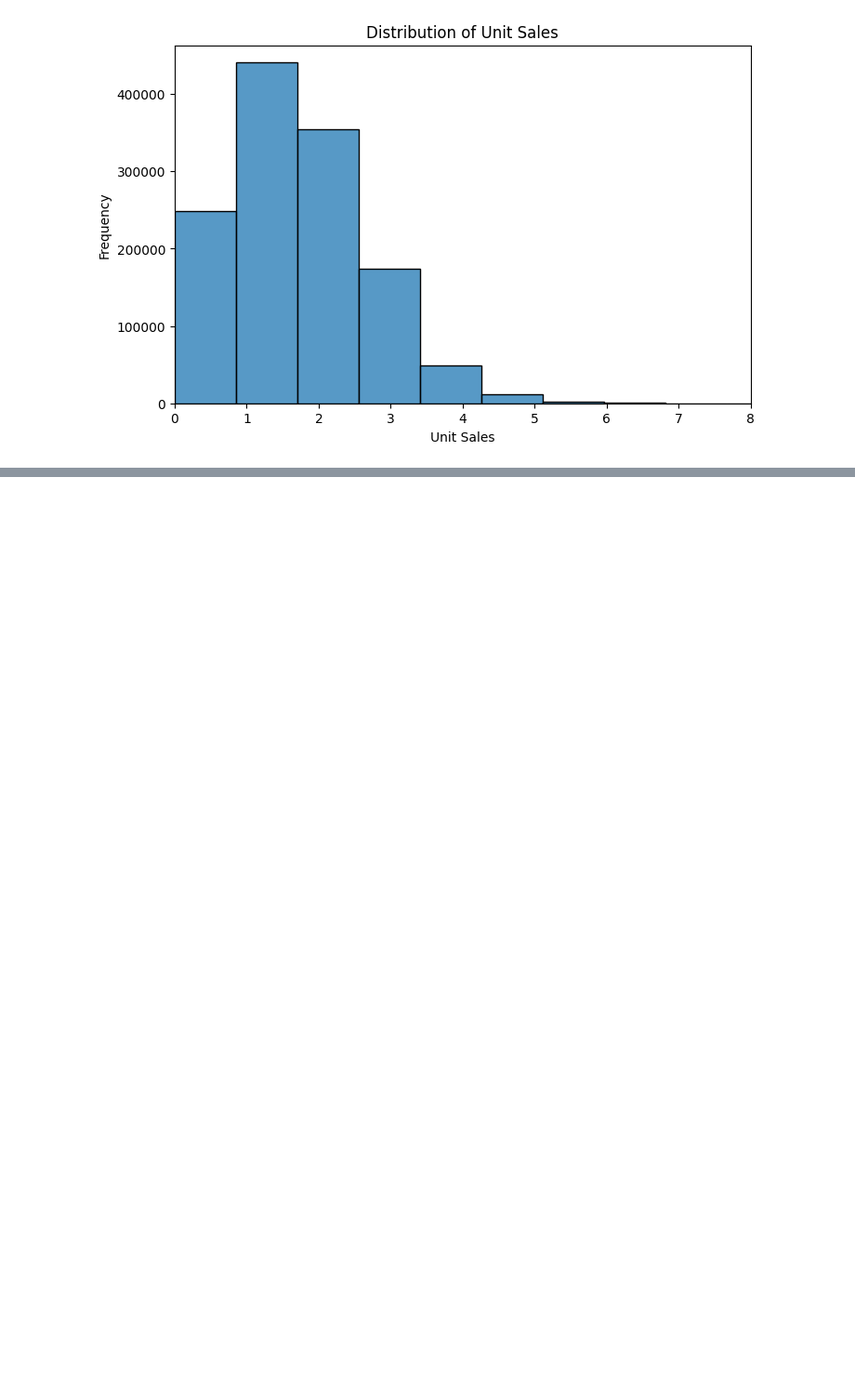
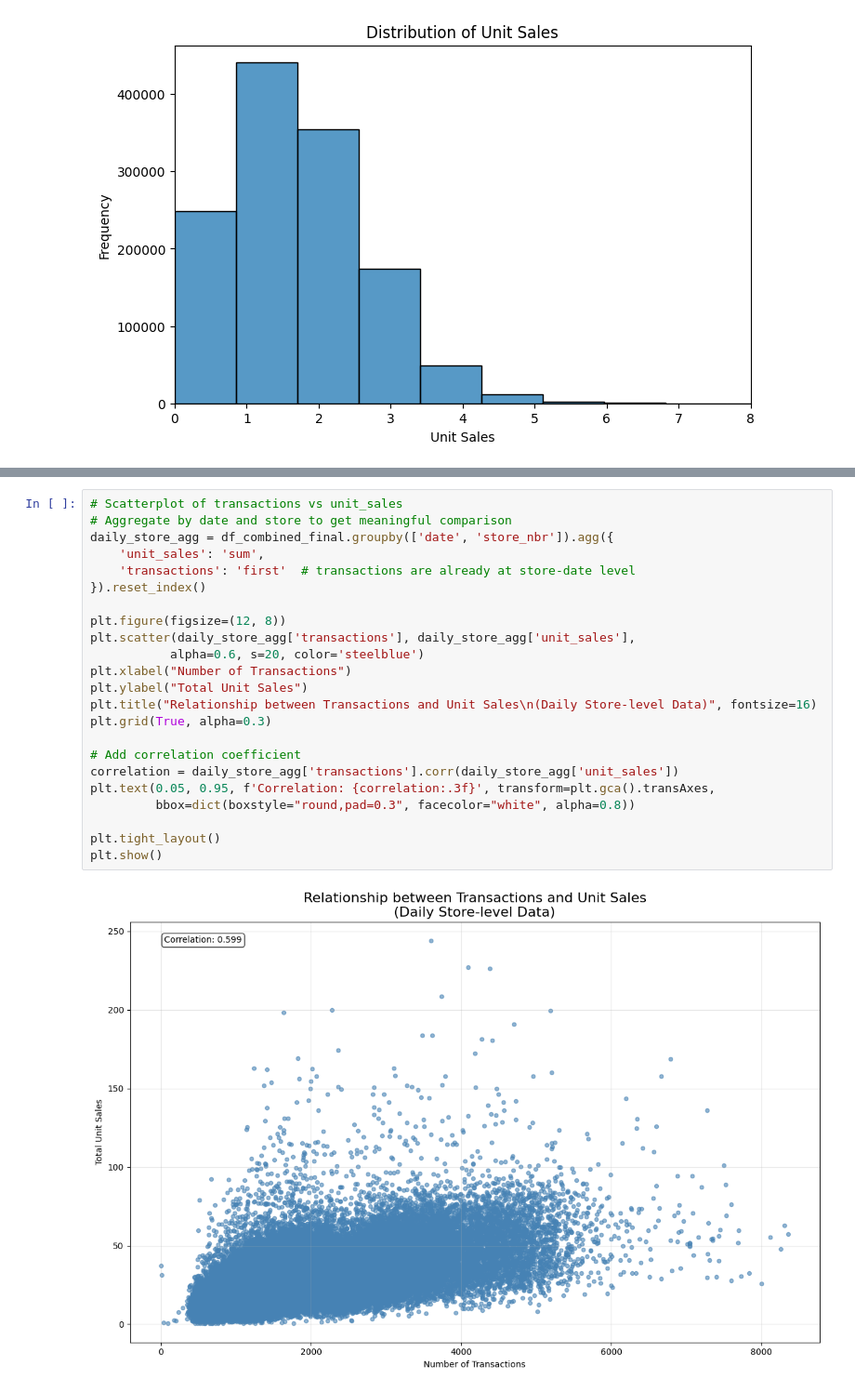
Before and after one commit to apa0/grocery-sales-forecasting, a Jupyter notebook: scripts/eda_visuals.ipynb, the cells around one changed output, grey strips where cells are left out. Shown at 93% size. Drawn from its saved outputs; the diff is of its cells as text; blank space fills up the shorter version.

```diff
--- a/scripts/eda_visuals.ipynb
+++ b/scripts/eda_visuals.ipynb
@@ -349,0 +425,25 @@ plt.show()
+# %%
+# Scatterplot of transactions vs unit_sales
+# Aggregate by date and store to get meaningful comparison
+daily_store_agg = df_combined_final.groupby(['date', 'store_nbr']).agg({
+    'unit_sales': 'sum',
+    'transactions': 'first'  # transactions are already at store-date level
+}).reset_index()
+
+plt.figure(figsize=(12, 8))
+plt.scatter(daily_store_agg['transactions'], daily_store_agg['unit_sales'],
+           alpha=0.6, s=20, color='steelblue')
+plt.xlabel("Number of Transactions")
+plt.ylabel("Total Unit Sales")
+plt.title("Relationship between Transactions and Unit Sales\n(Daily Store-level Data)", fontsize=16)
+plt.grid(True, alpha=0.3)
+
+# Add correlation coefficient
+correlation = daily_store_agg['transactions'].corr(daily_store_agg['unit_sales'])
+plt.text(0.05, 0.95, f'Correlation: {correlation:.3f}', transform=plt.gca().transAxes,
+         bbox=dict(boxstyle="round,pad=0.3", facecolor="white", alpha=0.8))
+
+plt.tight_layout()
+plt.show()
+# %% [output]
+[figure, added]
```
Also changed, not shown: parts of 7 cells of this notebook.
